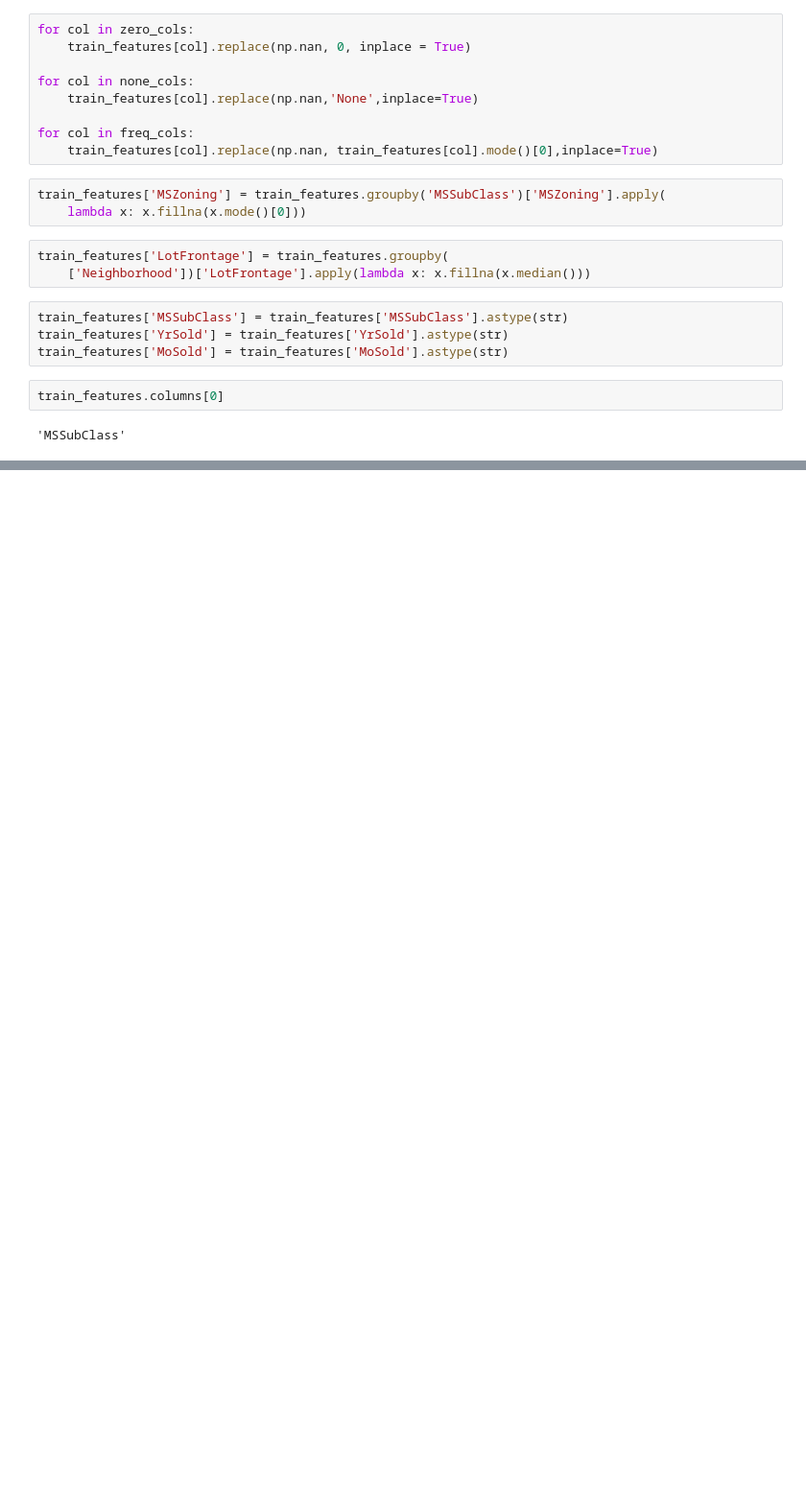
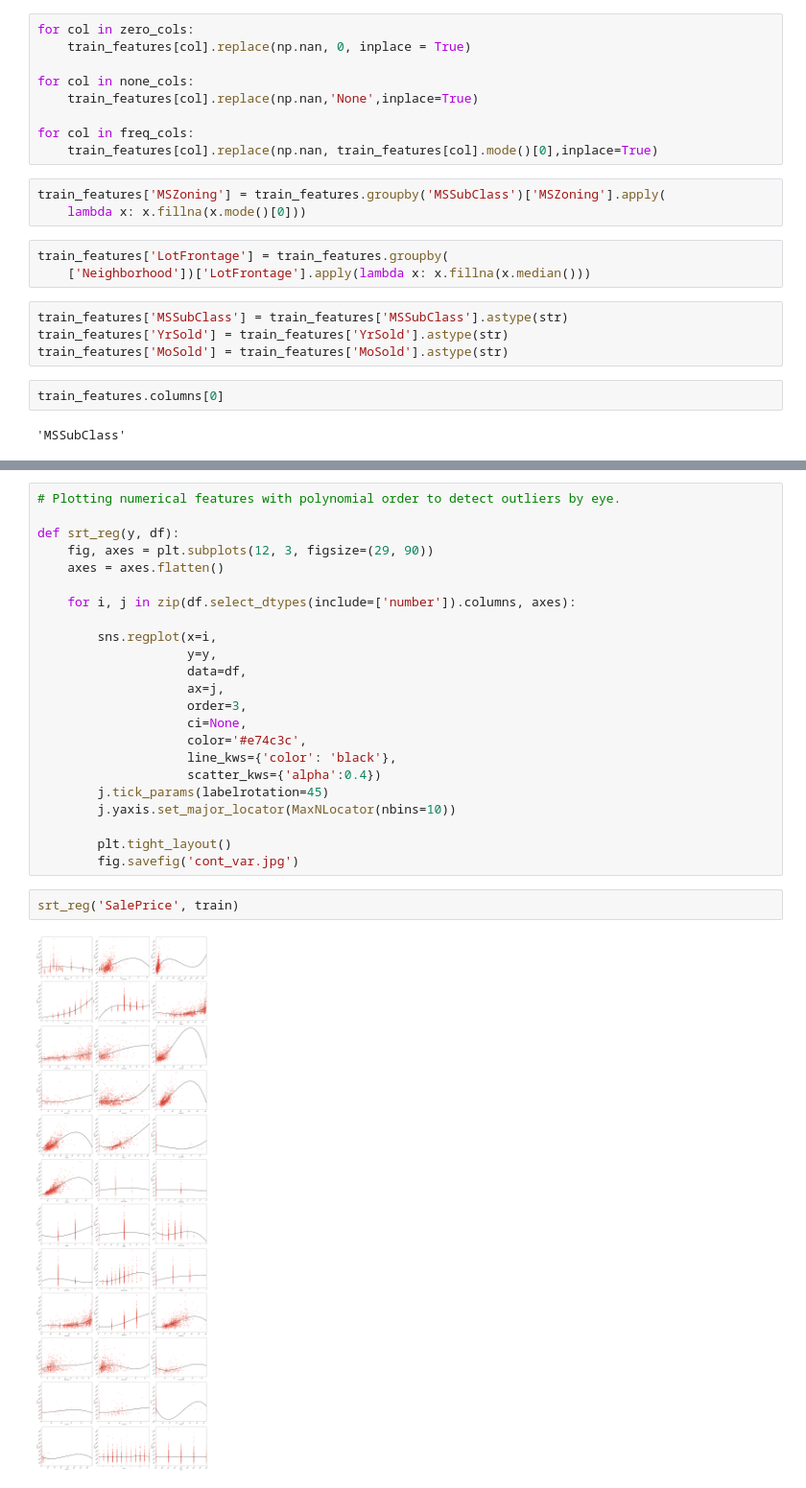
Before and after one commit to lshwed/housing_prices_imitation, a Jupyter notebook: housing_prices.ipynb, the cells around one changed output, grey strips where cells are left out. Shown at 96% size. Saved outputs shown, nothing was run; the diff lists cells and outputs as text; blank space fills up the shorter version.

```diff
--- a/housing_prices.ipynb
+++ b/housing_prices.ipynb
@@ -175,0 +285,27 @@ sns.distplot(train_features['LotFrontage'])
+# %%
+# Plotting numerical features with polynomial order to detect outliers by eye.
+
+def srt_reg(y, df):
+    fig, axes = plt.subplots(12, 3, figsize=(29, 90))
+    axes = axes.flatten()
+
+    for i, j in zip(df.select_dtypes(include=['number']).columns, axes):
+
+        sns.regplot(x=i,
+                    y=y,
+                    data=df,
+                    ax=j,
+                    order=3,
+                    ci=None,
+                    color='#e74c3c',
+                    line_kws={'color': 'black'},
+                    scatter_kws={'alpha':0.4})
+        j.tick_params(labelrotation=45)
+        j.yaxis.set_major_locator(MaxNLocator(nbins=10))
+
+        plt.tight_layout()
+        fig.savefig('cont_var.jpg')
+# %%
+srt_reg('SalePrice', train)
+# %% [output]
+[figure, added]
```
Also changed, not shown: parts of 36 cells of this notebook.
